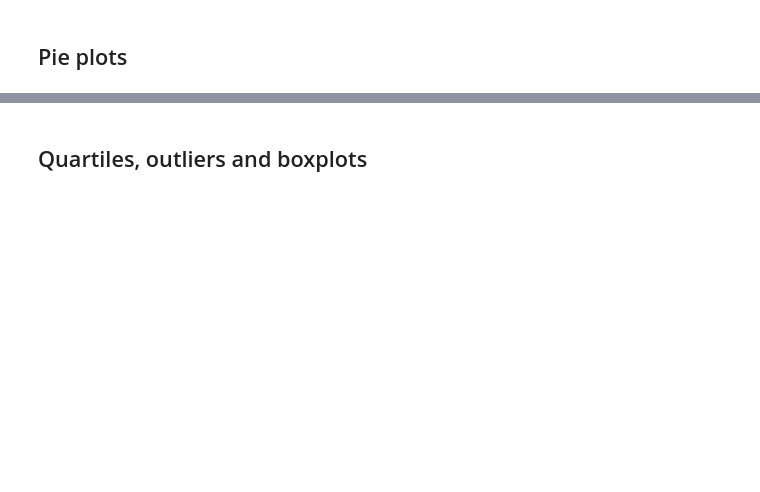
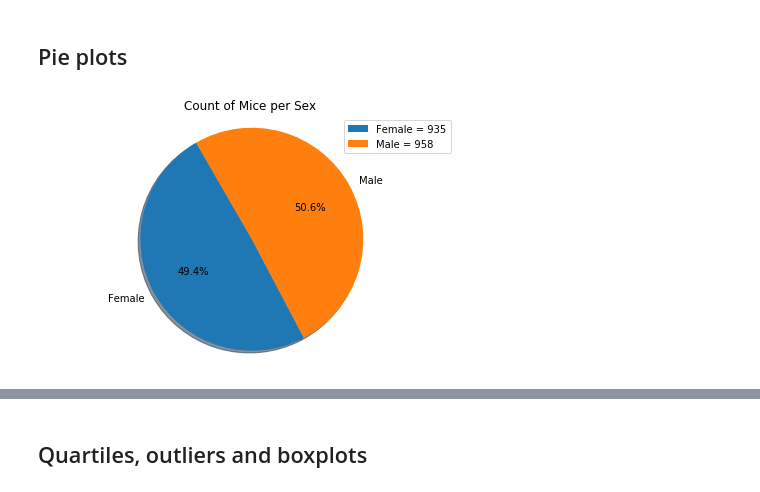
Before and after one commit to GabrielUSMC/Drug_analysis_matplotlib_project, a Jupyter notebook: pymaceuticals_starter.ipynb, the cells around one changed output, grey strips where cells are left out. Drawn from its saved outputs; the diff is of its cells as text; code cells hidden in the pictures; blank space fills up the shorter version.

```diff
--- a/pymaceuticals_starter.ipynb
+++ b/pymaceuticals_starter.ipynb
@@ -73,0 +91,14 @@ plt.show()
+# %%
+# Generate a pie plot showing the distribution of female versus male mice using pandas
+sex_group_df = main_df.groupby('Sex')
+df_pie_plot = sex_group_df["Mouse ID"].count().plot(kind = 'pie', title="Count of Mice per Sex",
+                                                   autopct="%1.1f%%", shadow=True, startangle=120, legend=True)
+df_pie_plot.set_ylabel('')
+leg_list = [f"{sex_group_df['Mouse ID'].count().index[0]} = {sex_group_df['Mouse ID'].count()[0]}",
+            f"{sex_group_df['Mouse ID'].count().index[1]} = {sex_group_df['Mouse ID'].count()[1]}"]
+df_pie_plot.legend(leg_list)
+plt.tight_layout()
+plt.axis("Equal")
+plt.show()
+# %% [output]
+[figure, added]
```
Also changed, not shown: parts of 18 cells of this notebook.
